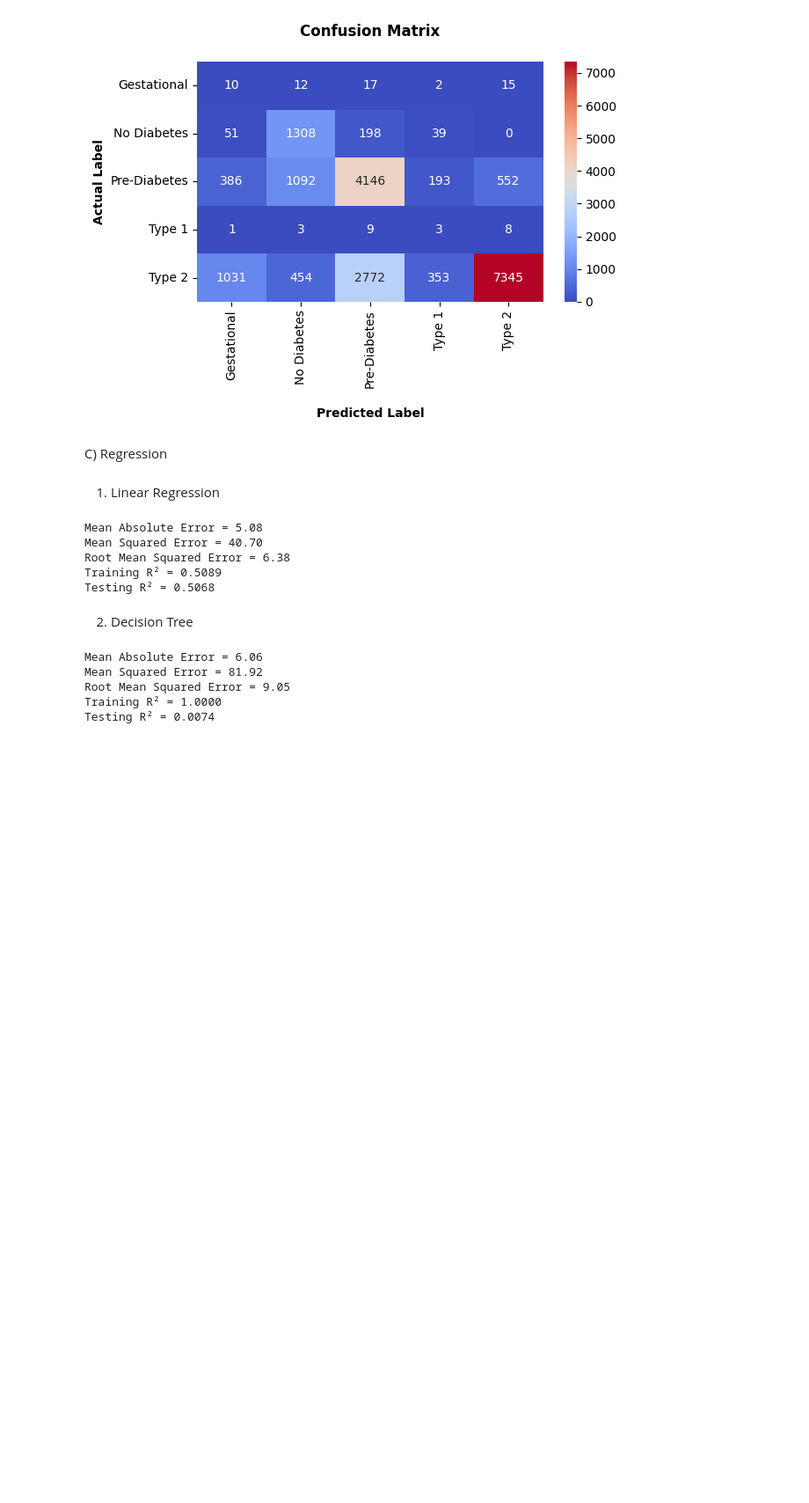
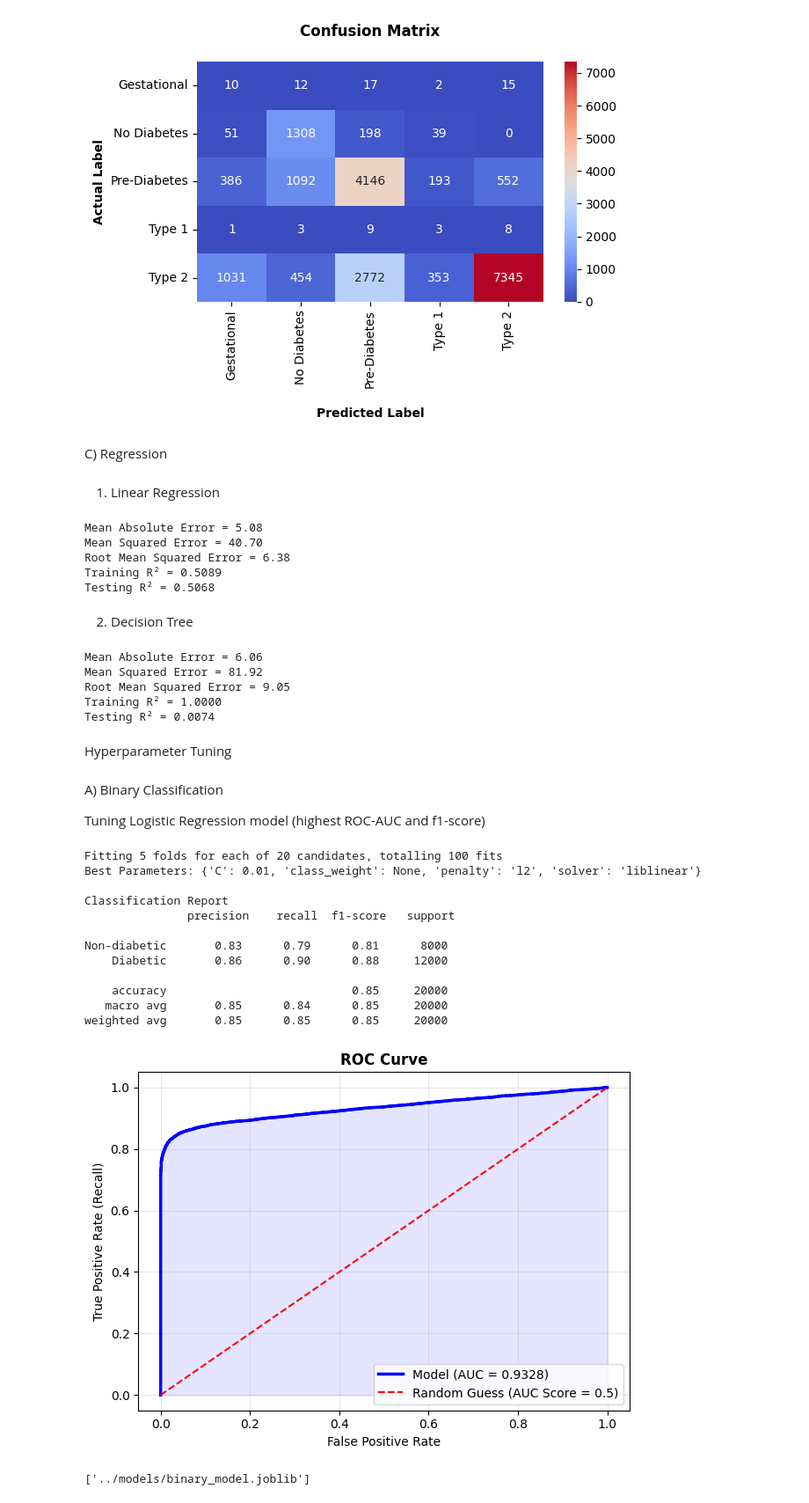
Before and after one commit to khushbakhtahmed13/diabetes-health-indicators-ml, a Jupyter notebook: notebooks/main_analysis.ipynb, the cells around one changed output. Shown at 88% size. Cells and saved outputs as stored; diff of their text form; code cells hidden in the pictures; blank space fills up the shorter version.

Commit message:
Exported tuned binary classification model

```diff
--- a/notebooks/main_analysis.ipynb
+++ b/notebooks/main_analysis.ipynb
@@ -761,0 +756,53 @@ Testing R² = 0.0074
+# %% [markdown]
+Hyperparameter Tuning
+# %% [markdown]
+A) Binary Classification
+
+Tuning Logistic Regression model (highest ROC-AUC and f1-score)
+# %%
+#Parameters for tuning in Logistic Regression
+params = {
+    'penalty' : ['l1', 'l2'],
+    'C' : [0.01, 0.1, 1, 10, 100],
+    'solver' : ['liblinear'],
+    'class_weight' : [None, 'balanced']
+}
+
+#Grid Search
+grid_search = GridSearchCV(
+    LogisticRegression(random_state = 42),
+    params,
+    cv = 5,
+    scoring = 'recall',
+    verbose = 1
+)
+
+#Fitting
+grid_search.fit(x_train, y_train)
+
+#Extracting best model and printing parameters
+best_binary = grid_search.best_estimator_
+print(f"Best Parameters: {grid_search.best_params_}")
+
+#Evaluation
+plot_performance(best_binary, x_test, y_test)
+# %% [output]
+Fitting 5 folds for each of 20 candidates, totalling 100 fits
+Best Parameters: {'C': 0.01, 'class_weight': None, 'penalty': 'l2', 'solver': 'liblinear'}
+
+Classification Report
+               precision    recall  f1-score   support
+
+Non-diabetic       0.83      0.79      0.81      8000
+    Diabetic       0.86      0.90      0.88     12000
+
+    accuracy                           0.85     20000
+   macro avg       0.85      0.84      0.85     20000
+weighted avg       0.85      0.85      0.85     20000
+[figure, added]
+# %%
+#Exporting best model for binary classification
+
+joblib.dump(best_binary, '../models/binary_model.joblib')
+# %% [output]
+['../models/binary_model.joblib']
```
Also changed, not shown: parts of 3 cells of this notebook, 1 other file.
